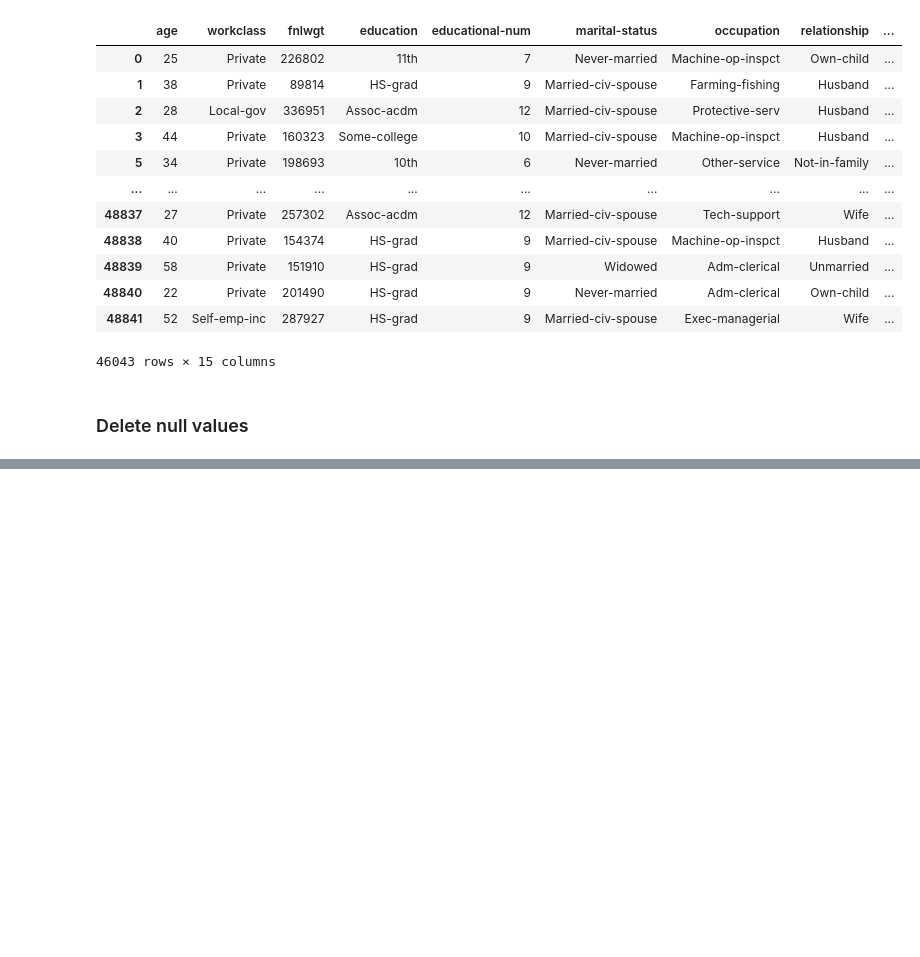
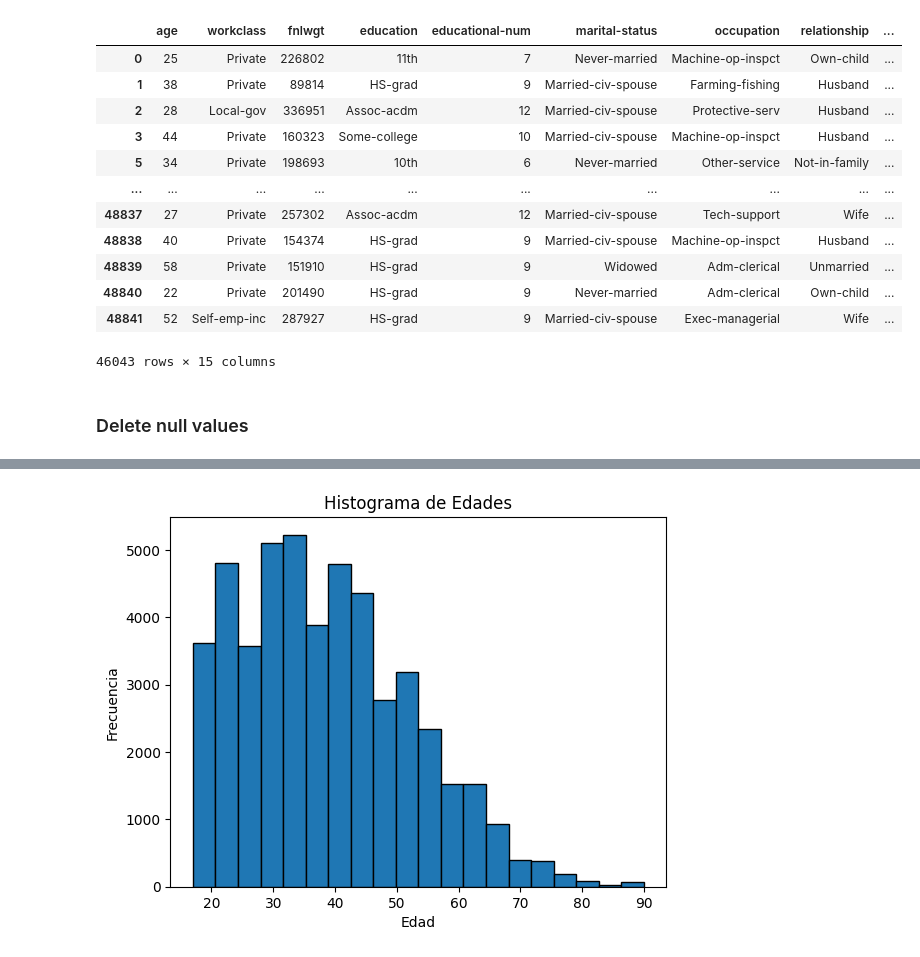
Before and after one commit to paez49/Adult-income, a Jupyter notebook: main.ipynb, the cells around one changed output, grey strips where cells are left out. Saved outputs shown, nothing was run; the diff lists cells and outputs as text; code cells hidden in the pictures; blank space fills up the shorter version.

Commit message:
Added age plot

```diff
--- a/main.ipynb
+++ b/main.ipynb
@@ -98,0 +101,9 @@ df
+# %%
+ages = df['age']
+plt.hist(ages, bins=20, edgecolor='k')  # Ajustar el número de bins según sus preferencias
+plt.xlabel('Edad')
+plt.ylabel('Frecuencia')
+plt.title('Histograma de Edades')
+plt.show()
+# %% [output]
+[figure, added]
```
Also changed, not shown: parts of 2 cells of this notebook.
